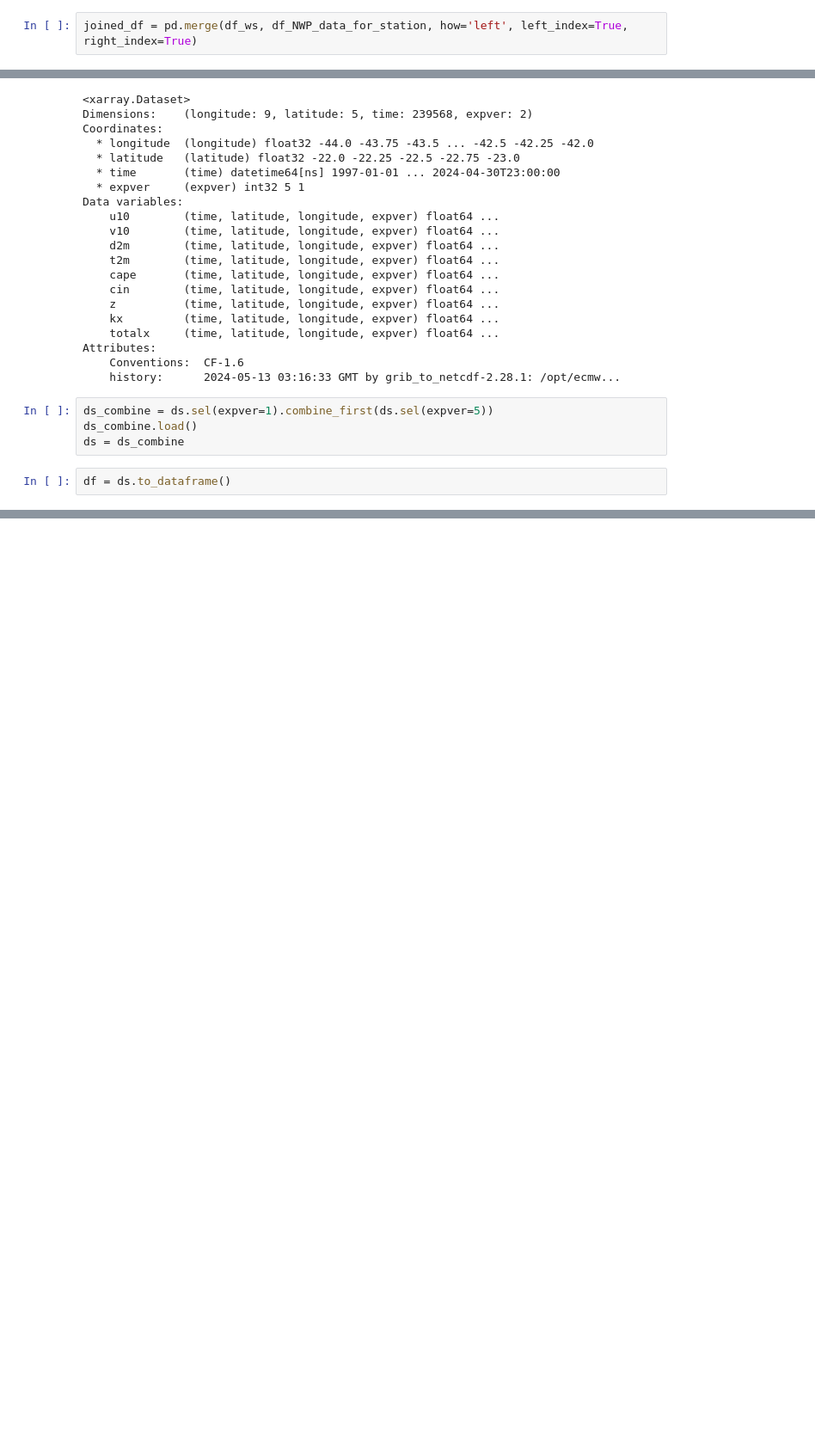
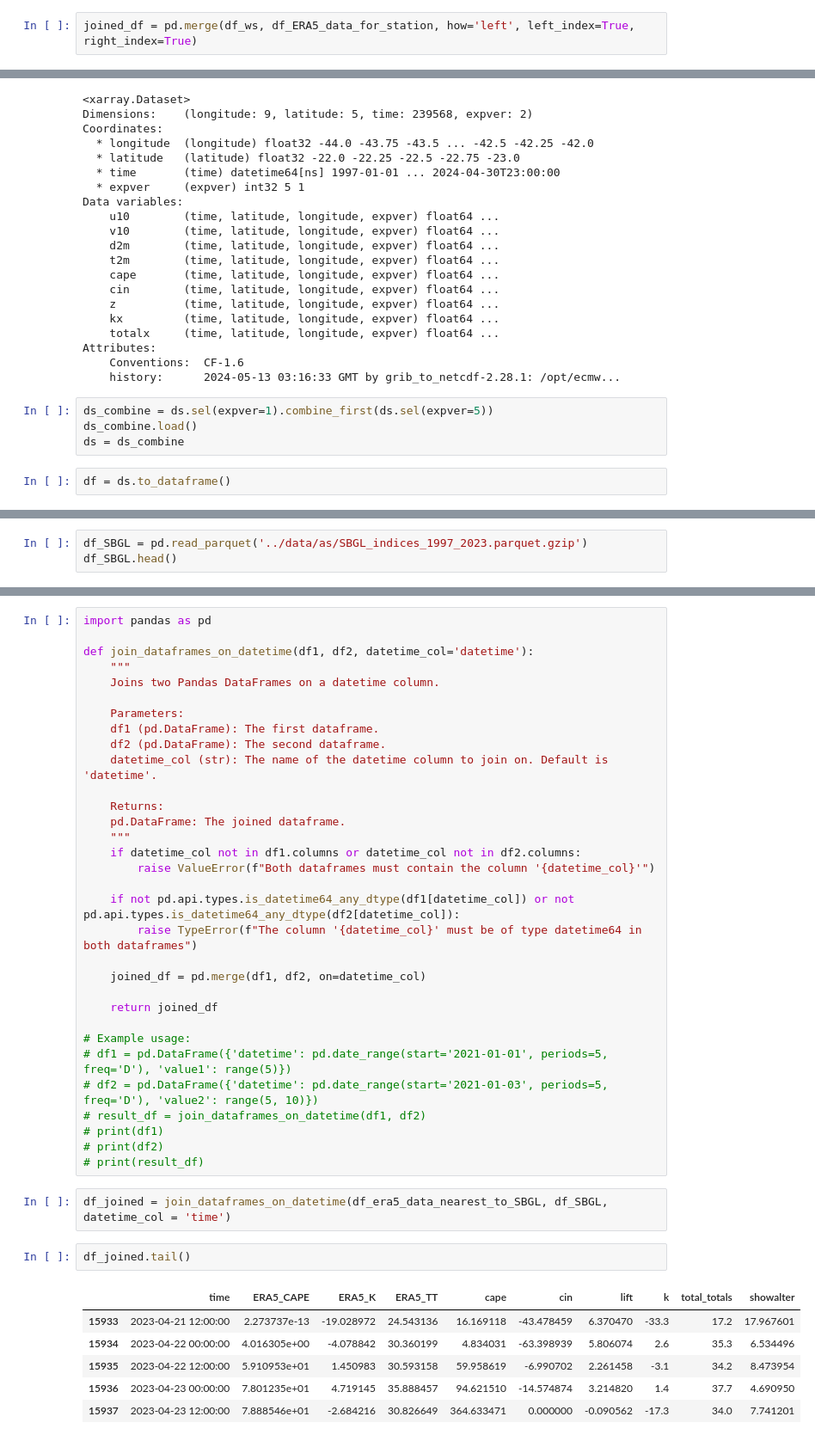
Before and after one commit to NietoCurcio/atmoseer, a Jupyter notebook: notebooks/ERA5.ipynb, the cells around one changed output, grey strips where cells are left out. Shown: that part at 86% size. Drawn from its saved outputs; the diff is of its cells as text; blank space fills up the shorter version.

```diff
--- a/notebooks/ERA5.ipynb
+++ b/notebooks/ERA5.ipynb
@@ -849,7 +849,7 @@ df_NWP_data_for_station.shape
 # %% [output]
 (202320, 6)
 # %%
-joined_df = pd.merge(df_ws, df_NWP_data_for_station, how='left', left_index=True, right_index=True)
+joined_df = pd.merge(df_ws, df_ERA5_data_for_station, how='left', left_index=True, right_index=True)
 # %%
 joined_df.head()
 # %% [output]
@@ -917,0 +960,3 @@ df.head()
+# %%
+df_SBGL = pd.read_parquet('../data/as/SBGL_indices_1997_2023.parquet.gzip')
+df_SBGL.head()
@@ -917,0 +987,43 @@ df.head()
+# %%
+import pandas as pd
+
+def join_dataframes_on_datetime(df1, df2, datetime_col='datetime'):
+    """
+    Joins two Pandas DataFrames on a datetime column.
+
+    Parameters:
+    df1 (pd.DataFrame): The first dataframe.
+    df2 (pd.DataFrame): The second dataframe.
+    datetime_col (str): The name of the datetime column to join on. Default is 'datetime'.
+
+    Returns:
+    pd.DataFrame: The joined dataframe.
+    """
+    if datetime_col not in df1.columns or datetime_col not in df2.columns:
+        raise ValueError(f"Both dataframes must contain the column '{datetime_col}'")
+
+    if not pd.api.types.is_datetime64_any_dtype(df1[datetime_col]) or not pd.api.types.is_datetime64_any_dtype(df2[datetime_col]):
+        raise TypeError(f"The column '{datetime_col}' must be of type datetime64 in both dataframes")
+
+    joined_df = pd.merge(df1, df2, on=datetime_col)
+
+    return joined_df
+
+# Example usage:
+# df1 = pd.DataFrame({'datetime': pd.date_range(start='2021-01-01', periods=5, freq='D'), 'value1': range(5)})
+# df2 = pd.DataFrame({'datetime': pd.date_range(start='2021-01-03', periods=5, freq='D'), 'value2': range(5, 10)})
+# result_df = join_dataframes_on_datetime(df1, df2)
+# print(df1)
+# print(df2)
+# print(result_df)
+# %%
+df_joined = join_dataframes_on_datetime(df_era5_data_nearest_to_SBGL, df_SBGL, datetime_col = 'time')
+# %%
+df_joined.tail()
+# %% [output]
+|  | time | ERA5_CAPE | ERA5_K | ERA5_TT | cape | cin | lift | k | total_totals | showalter |
+| 15933 | 2023-04-21 12:00:00 | 2.273737e-13 | -19.028972 | 24.543136 | 16.169118 | -43.478459 | 6.370470 | -33.3 | 17.2 | 17.967601 |
+| 15934 | 2023-04-22 00:00:00 | 4.016305e+00 | -4.078842 | 30.360199 | 4.834031 | -63.398939 | 5.806074 | 2.6 | 35.3 | 6.534496 |
+| 15935 | 2023-04-22 12:00:00 | 5.910953e+01 | 1.450983 | 30.593158 | 59.958619 | -6.990702 | 2.261458 | -3.1 | 34.2 | 8.473954 |
+| 15936 | 2023-04-23 00:00:00 | 7.801235e+01 | 4.719145 | 35.888457 | 94.621510 | -14.574874 | 3.214820 | 1.4 | 37.7 | 4.690950 |
+| 15937 | 2023-04-23 12:00:00 | 7.888546e+01 | -2.684216 | 30.826649 | 364.633471 | 0.000000 | -0.090562 | -17.3 | 34.0 | 7.741201 |
```
Also changed, not shown: parts of 14 cells of this notebook, 4 other files.
